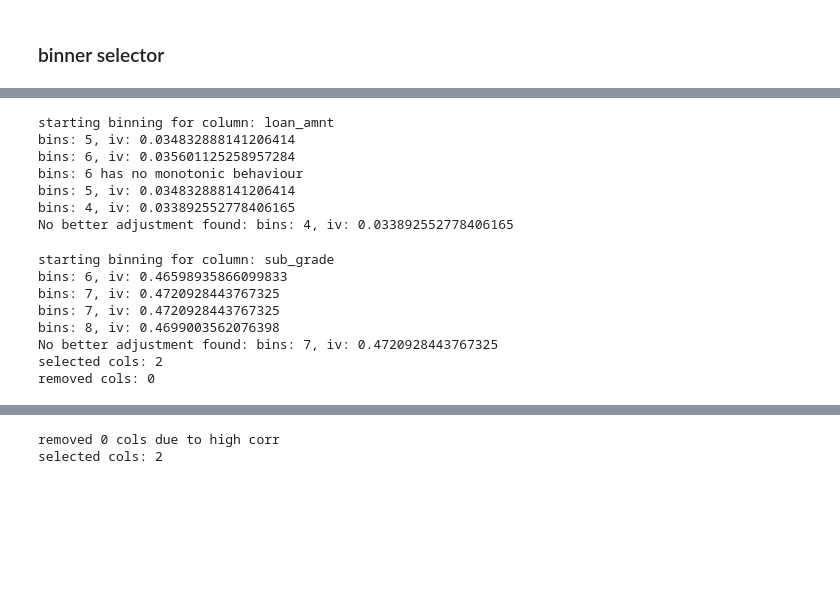
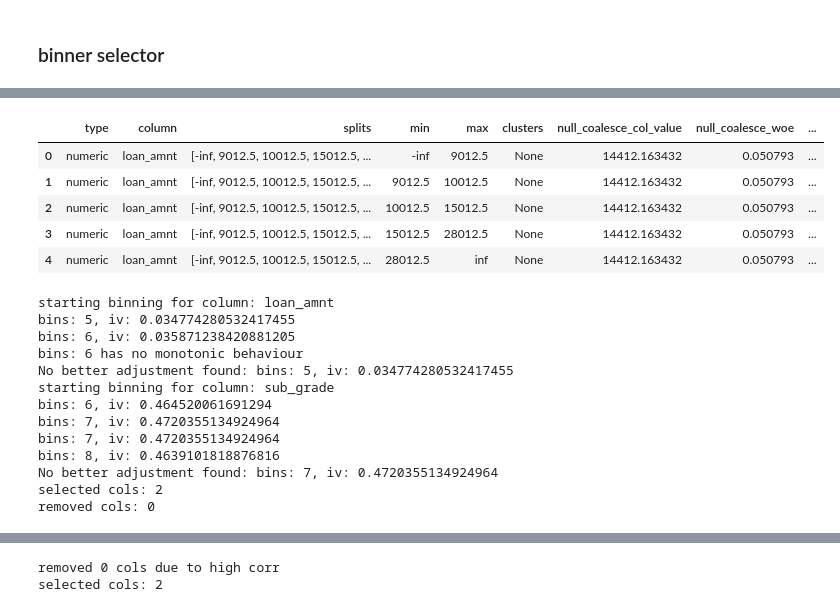
Before and after one commit to neon-belfante/lending-club-analysis, a Jupyter notebook: src/00.data_analysis.ipynb, the cells around one changed output, grey strips where cells are left out. Drawn from its saved outputs; the diff is of its cells as text; code cells hidden in the pictures; blank space fills up the shorter version.

```diff
--- a/src/00.data_analysis.ipynb
+++ b/src/00.data_analysis.ipynb
@@ -965,28 +1291,35 @@ removed cols: 0
+# %%
+binner_pd.results_per_column['loan_amnt']['best'].woe
+# %% [output]
+|  | type | column | splits | min | max | clusters | null_coalesce_col_value | null_coalesce_woe | ... |
+| 0 | numeric | loan_amnt | [-inf, 9012.5, 10012.5, 15012.5, ... | -inf | 9012.5 | None | 14412.163432 | 0.050793 | ... |
+| 1 | numeric | loan_amnt | [-inf, 9012.5, 10012.5, 15012.5, ... | 9012.5 | 10012.5 | None | 14412.163432 | 0.050793 | ... |
+| 2 | numeric | loan_amnt | [-inf, 9012.5, 10012.5, 15012.5, ... | 10012.5 | 15012.5 | None | 14412.163432 | 0.050793 | ... |
+| 3 | numeric | loan_amnt | [-inf, 9012.5, 10012.5, 15012.5, ... | 15012.5 | 28012.5 | None | 14412.163432 | 0.050793 | ... |
+| 4 | numeric | loan_amnt | [-inf, 9012.5, 10012.5, 15012.5, ... | 28012.5 | inf | None | 14412.163432 | 0.050793 | ... |
 # %%
 cols_to_bin = [
     "loan_amnt",
     "sub_grade"
 ]
 
-binner = binnerSelector().fit(data_nulls_excluded,
+binner = binnerSelector().fit(train_df,
                               cols_to_bin = cols_to_bin,
                               target_col = "default_flag")
 # %% [output]
 starting binning for column: loan_amnt
-bins: 5, iv: 0.034832888141206414
-bins: 6, iv: 0.035601125258957284
+bins: 5, iv: 0.034774280532417455
+bins: 6, iv: 0.035871238420881205
 bins: 6 has no monotonic behaviour
-bins: 5, iv: 0.034832888141206414
-bins: 4, iv: 0.033892552778406165
-No better adjustment found: bins: 4, iv: 0.033892552778406165
+No better adjustment found: bins: 5, iv: 0.034774280532417455
+starting binning for column: sub_grade
+bins: 6, iv: 0.464520061691294
+bins: 7, iv: 0.4720355134924964
+bins: 7, iv: 0.4720355134924964
+bins: 8, iv: 0.4639101818876816
+No better adjustment found: bins: 7, iv: 0.4720355134924964
+selected cols: 2
+removed cols: 0
-starting binning for column: sub_grade
-bins: 6, iv: 0.46598935866099833
-bins: 7, iv: 0.4720928443767325
-bins: 7, iv: 0.4720928443767325
-bins: 8, iv: 0.4699003562076398
-No better adjustment found: bins: 7, iv: 0.4720928443767325
-selected cols: 2
-removed cols: 0
 # %%
 print(binner_pd.results_per_column['sub_grade'][7].clusters)
 print(binner.results_per_column['sub_grade'][7].clusters)
```
Also changed, not shown: parts of 33 cells of this notebook, 5 other files.
